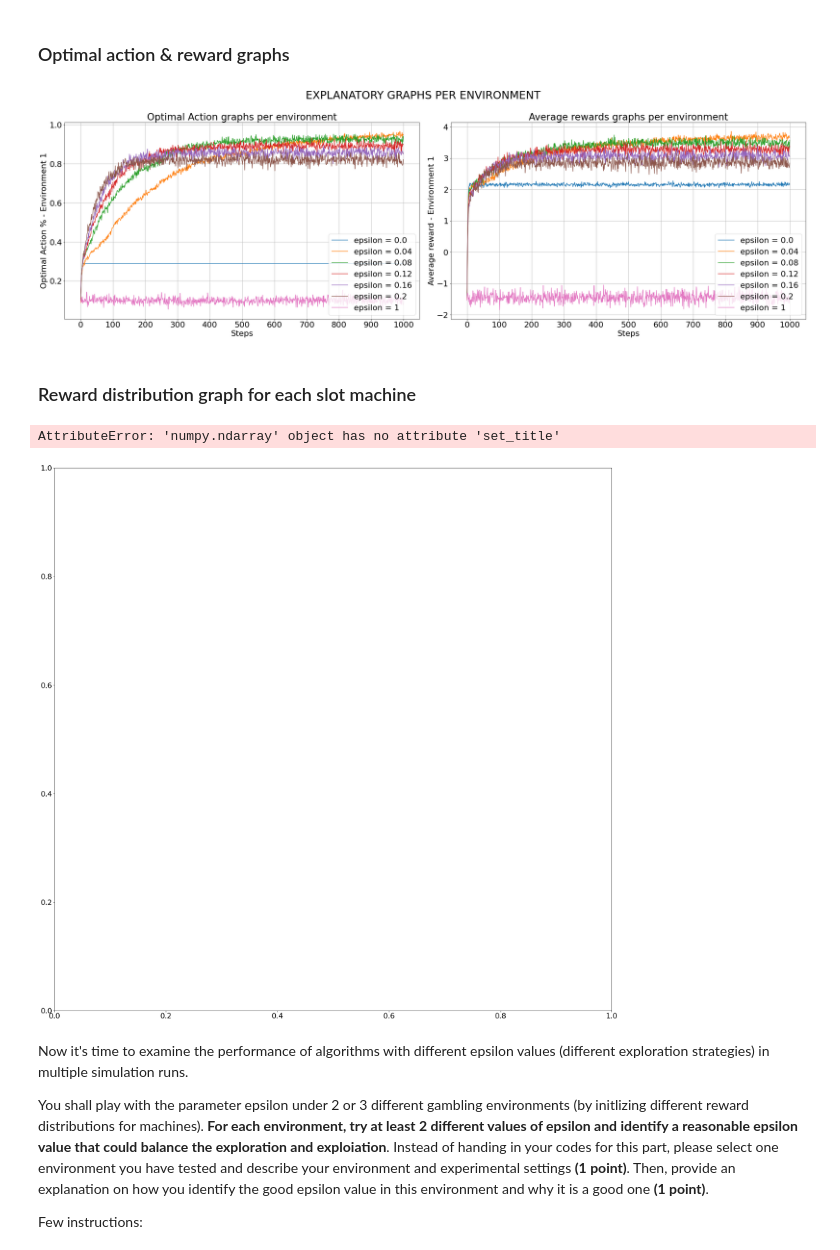
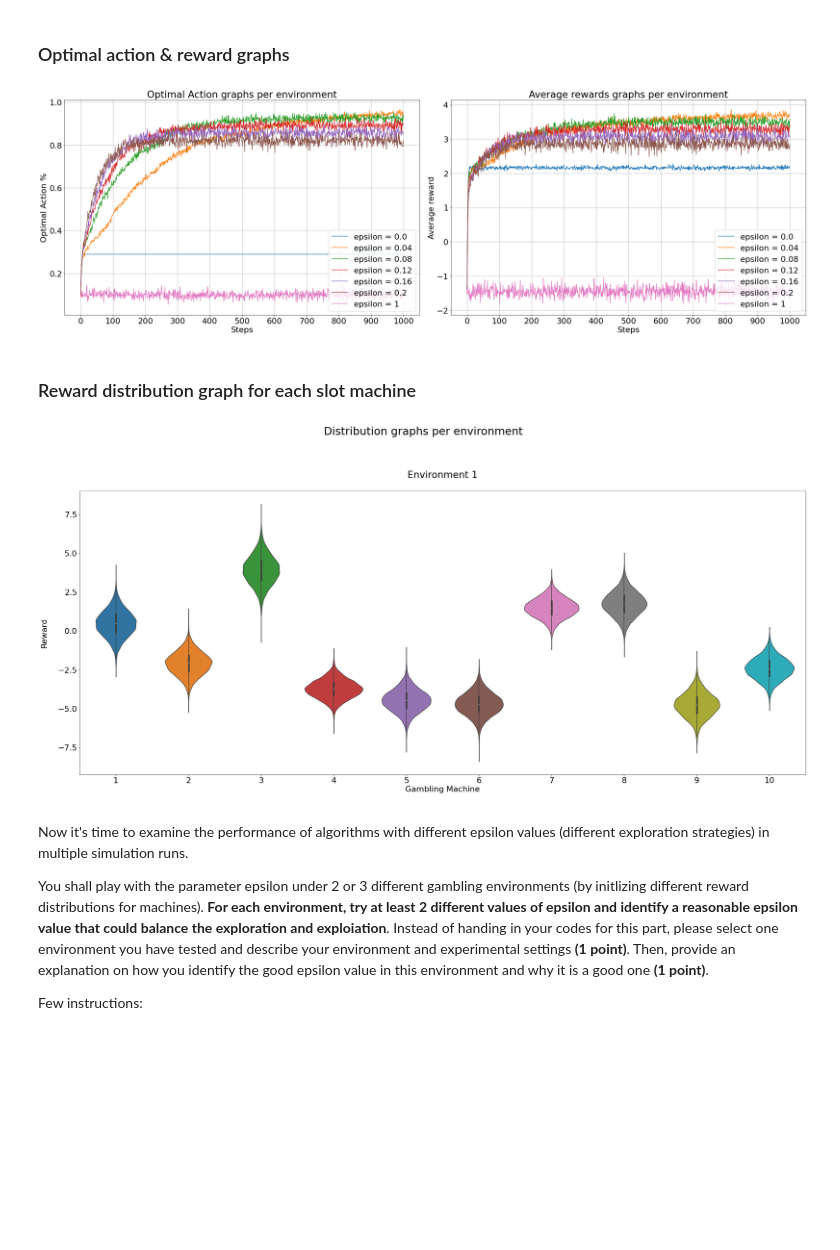
Before and after one commit to idangrady/INFOMAML, a Jupyter notebook: Programming_Assignments/Assignment_1/AML_ass.ipynb, the cells around one changed output. Saved outputs shown, nothing was run; the diff lists cells and outputs as text; code cells hidden in the pictures; blank space fills up the shorter version.

```diff
--- a/Programming_Assignments/Assignment_1/AML_ass.ipynb
+++ b/Programming_Assignments/Assignment_1/AML_ass.ipynb
@@ -302,7 +302,6 @@ from matplotlib import rcParams
 #matplotlib.use("cairo")
 from matplotlib.backends.backend_pdf import PdfPages
 # %%
-
 rcParams.update({'font.size': 22})
 
 env_info = [epsilons_list_env3]
@@ -313,7 +312,7 @@ for axis, environment, n_env in zip(ax, env_info, range(1, len(env_info)+1)):
     # Average reward graph
     for graph in environment:
         axis[0].plot(graph[-1], label=f"epsilon = {round(graph[0], 2)}")
-    axis[0].set_ylabel(f"Optimal Action % - Environment {n_env}")
+    axis[0].set_ylabel(f"Optimal Action %")
     axis[0].set_xlabel("Steps")
     axis[0].legend(loc="lower right")
     axis[0].grid(visible = True)
@@ -323,7 +322,7 @@ for axis, environment, n_env in zip(ax, env_info, range(1, len(env_info)+1)):
     # Optimal action graph
     for graph in environment:
         axis[1].plot(graph[1], label=f"epsilon = {round(graph[0], 2)}")
-    axis[1].set_ylabel(f"Average reward - Environment {n_env}")
+    axis[1].set_ylabel(f"Average reward")
     axis[1].set_xlabel("Steps")
     axis[1].legend(loc="lower right")
     axis[1].grid(visible = True)
@@ -333,36 +332,37 @@ for axis, environment, n_env in zip(ax, env_info, range(1, len(env_info)+1)):
 ax[0,0].set_title("Optimal Action graphs per environment")
 ax[0,1].set_title("Average rewards graphs per environment")
 
-plt.suptitle("EXPLANATORY GRAPHS PER ENVIRONMENT", fontsize= 30)
 plt.tight_layout()
 plt.show()
 
-fig.savefig('Explanatory Graphs.png')
+fig.savefig('explanatory_graphs.jpg')
 # %% [output]
-[figure, old version]
+[figure, new version]
 # %% [markdown]
 ### Reward distribution graph for each slot machine
 # %%
+import seaborn as sns
+
 environments = []
 num_action = 10
 for i in range(3, 4):
     np.random.seed(i)
     environments.append(GamblingRoom(k=num_action))
 
-fig, ax = plt.subplots(nrows=len(environments), ncols=1, figsize=(30,30), squeeze=False)
-for axis, env_obj, n_env in zip(ax, environments, range(1, len(environments)+1)):
+fig, ax = plt.subplots(nrows=len(environments), ncols=1, figsize=(30,15))
+for axis, env_obj, n_env in zip([ax], environments, range(1, len(environments)+1)):
     distribution_data = [np.random.normal(loc=machine.mu, scale=machine.sigma, size=10000) for machine in env_obj.r_machines]
     sns.violinplot(data =distribution_data, ax = axis)
     axis.set_title(f"Environment {n_env}\n")
     axis.set_xlabel("Gambling Machine\n")
     axis.set_xticklabels(range(1,11))
     axis.set_ylabel("Reward\n")
 plt.suptitle("Distribution graphs per environment\n\n", fontsize= 30)
 plt.tight_layout()
 plt.show()
+fig.savefig("distribution_graph_env.jpg")
 # %% [output]
-AttributeError: 'numpy.ndarray' object has no attribute 'set_title'
-[figure, old version]
+[figure, new version]
 # %% [markdown]
 Now it's time to examine the performance of algorithms with different epsilon values (different exploration strategies) in multiple simulation runs.
 
```
Also changed, not shown: parts of 4 cells of this notebook, 4 other files.
